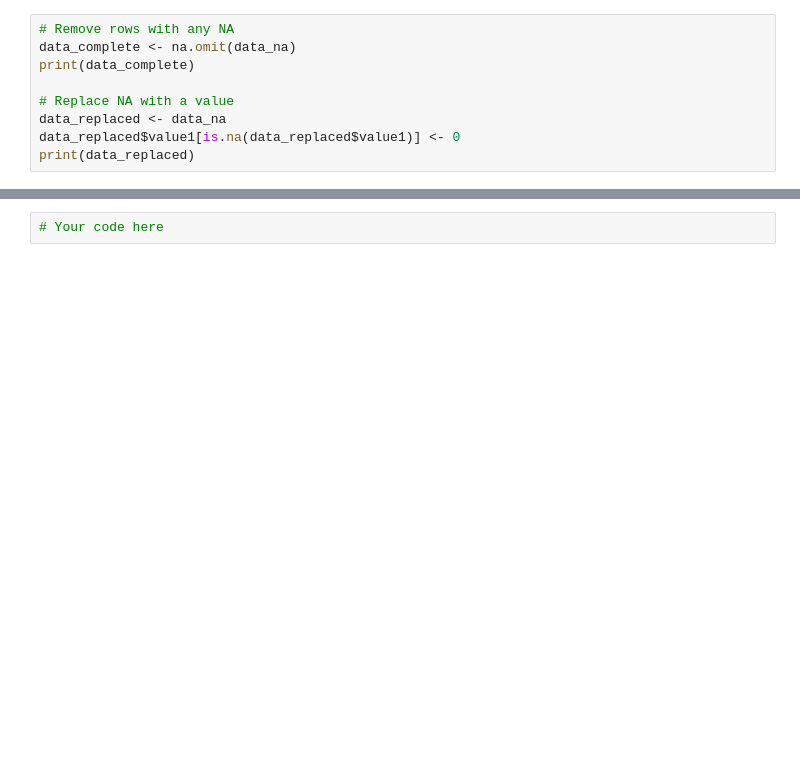
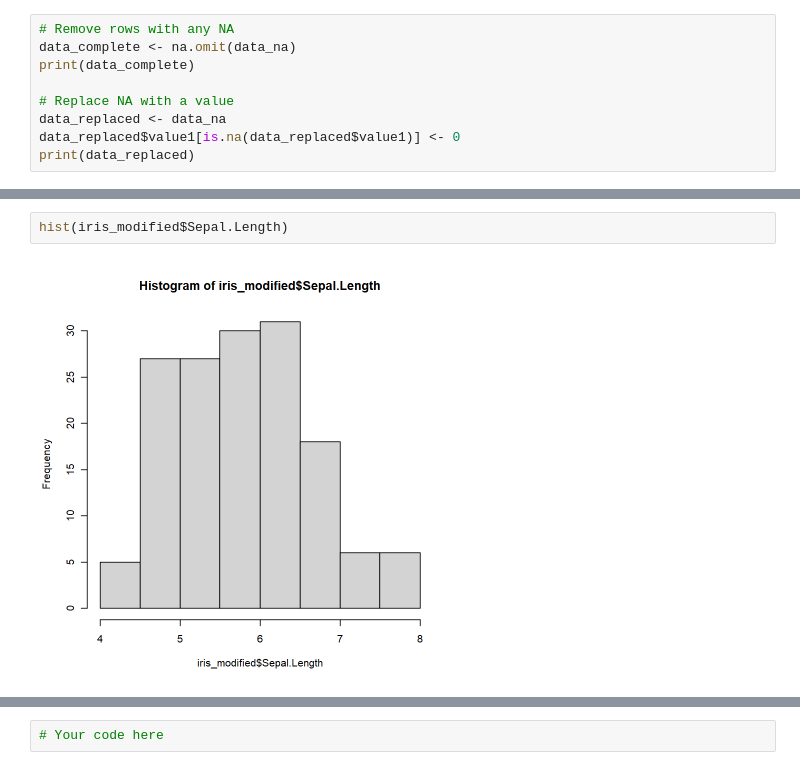
Before and after one commit to andrebolerbarros/Intro_R, a Jupyter notebook: notebooks/Day1_Session3_Data_Manipulation_Plotting.ipynb, the cells around one changed output, grey strips where cells are left out. Cells and saved outputs as stored; diff of their text form; blank space fills up the shorter version.

```diff
--- a/notebooks/Day1_Session3_Data_Manipulation_Plotting.ipynb
+++ b/notebooks/Day1_Session3_Data_Manipulation_Plotting.ipynb
@@ -159,0 +249,4 @@ prop.table(table(iris$Species))
+# %%
+hist(iris_modified$Sepal.Length)
+# %% [output]
+[figure, added]
```
Also changed, not shown: parts of 63 cells of this notebook, 6 other files.
